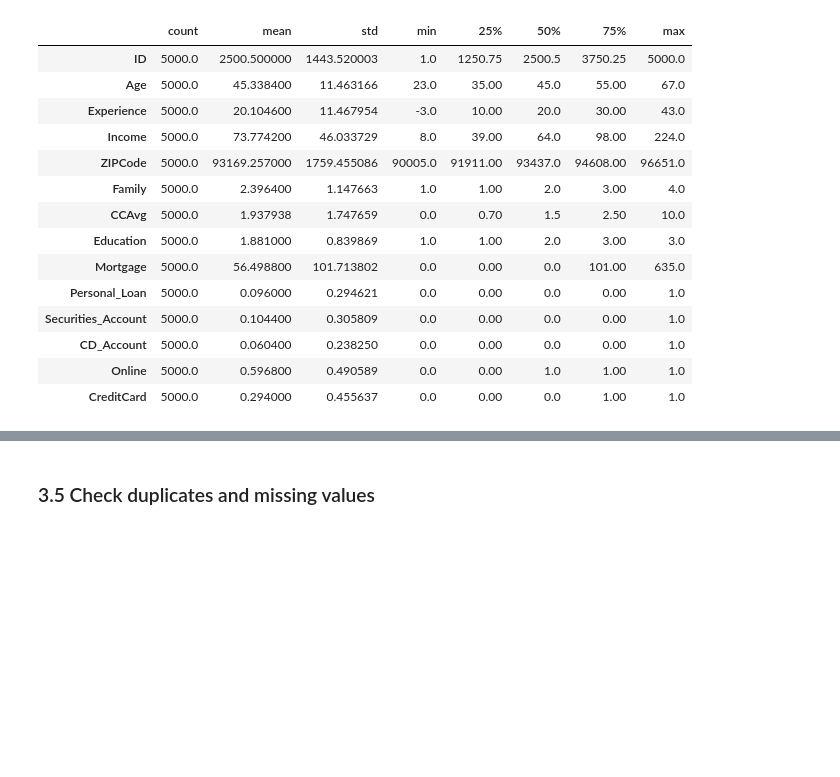
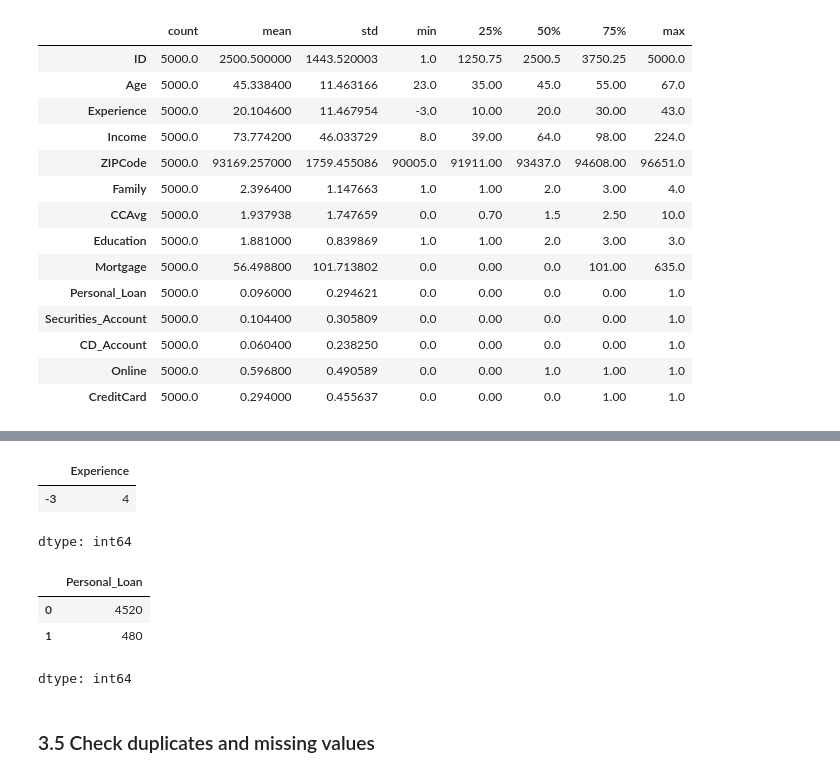
Before and after one commit to RashmiJK/PGP-AIML-PersonalLoan-ML, a Jupyter notebook: loan_purchase_modelling_dt.ipynb, the cells around one changed output, grey strips where cells are left out. Saved outputs shown, nothing was run; the diff lists cells and outputs as text; code cells hidden in the pictures; blank space fills up the shorter version.

```diff
--- a/loan_purchase_modelling_dt.ipynb
+++ b/loan_purchase_modelling_dt.ipynb
@@ -170,3 +179,16 @@ data.describe().T
+# %%
+data.loc[data['Experience'] == -3]['Experience'].value_counts()
+# %% [output]
+|  | Experience |
+| -3 | 4 |
+dtype: int64
+# %%
+data['Personal_Loan'].value_counts()
+# %% [output]
+|  | Personal_Loan |
+| 0 | 4520 |
+| 1 | 480 |
+dtype: int64
 # %% [markdown]
 ### 3.5 Check duplicates and missing values
 # %%
```
Also changed, not shown: parts of 4 cells of this notebook.
